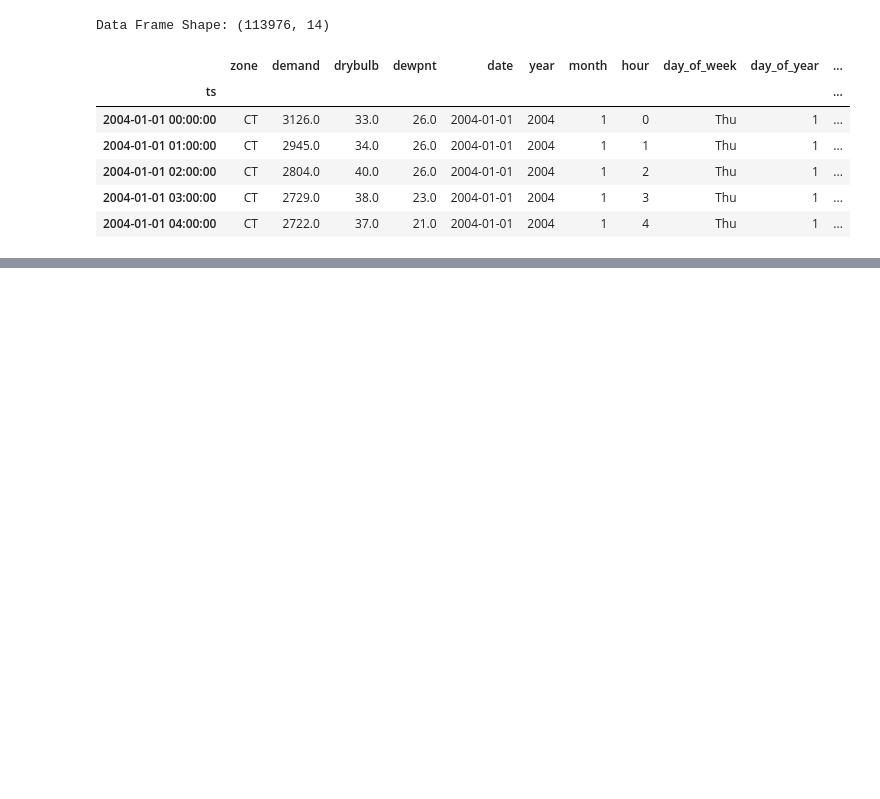
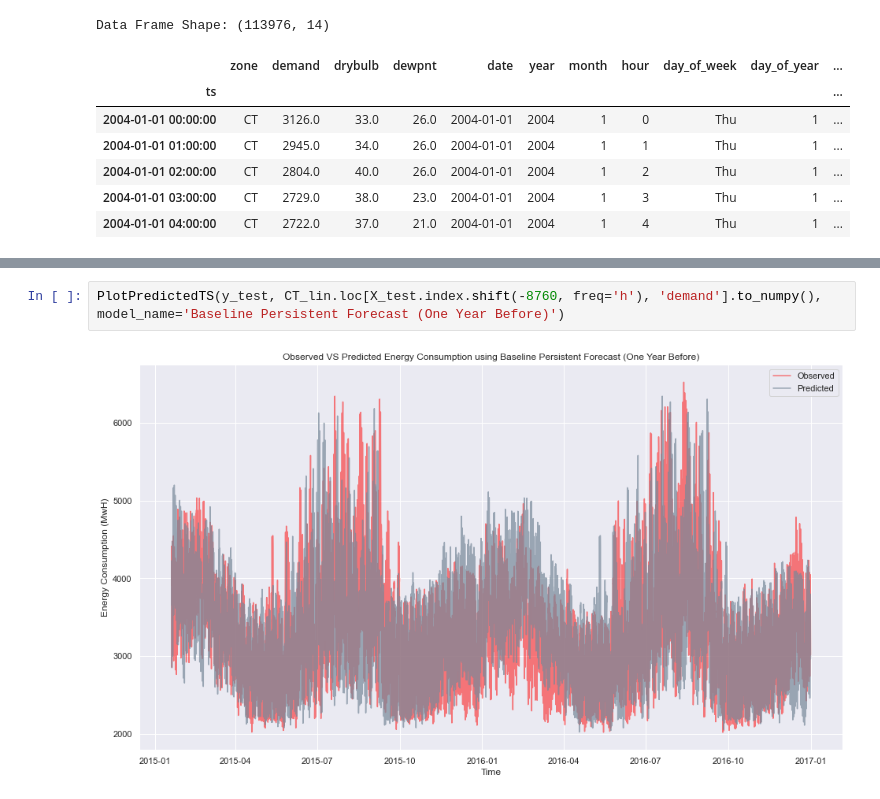
Before and after one commit to thenoaimi/energy-consumption-repo, a Jupyter notebook: ModelBuilding.ipynb, the cells around one changed output, grey strips where cells are left out. Cells and saved outputs as stored; diff of their text form; blank space fills up the shorter version.

```diff
--- a/ModelBuilding.ipynb
+++ b/ModelBuilding.ipynb
@@ -30,0 +263,4 @@ Data Frame Shape: (113976, 14)
+# %%
+PlotPredictedTS(y_test, CT_lin.loc[X_test.index.shift(-8760, freq='h'), 'demand'].to_numpy(), model_name='Baseline Persistent Forecast (One Year Before)')
+# %% [output]
+[figure, added]
```
Also changed, not shown: parts of 83 cells of this notebook.
